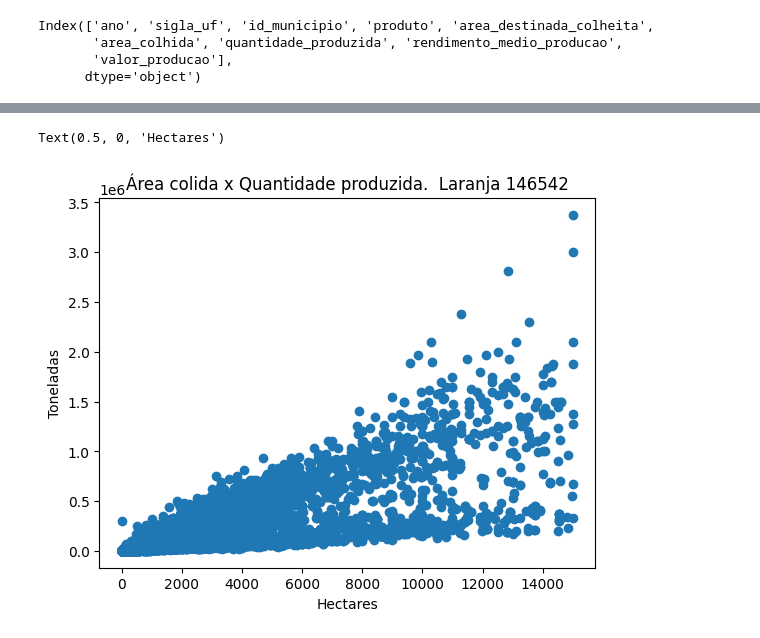
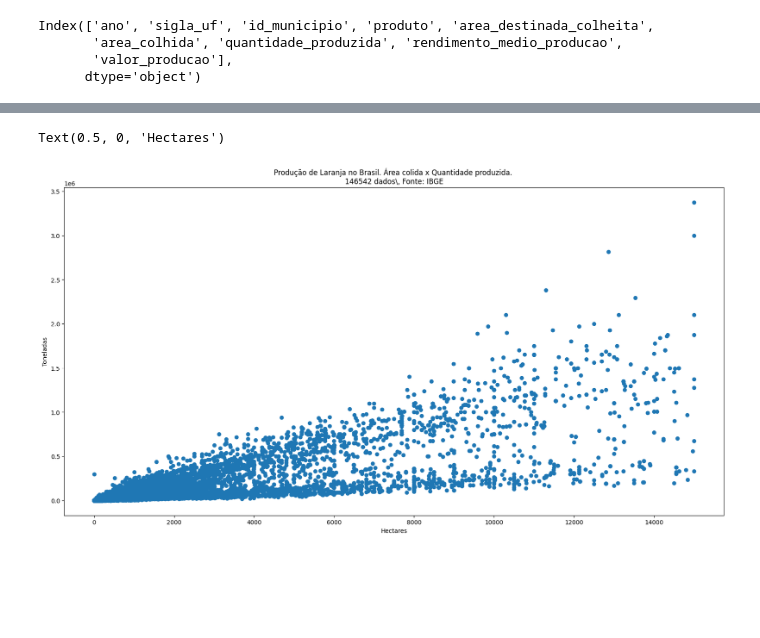
Before and after one commit to wdvictor/linear-regression, a Jupyter notebook: main.ipynb, the cells around one changed output, grey strips where cells are left out. Saved outputs shown, nothing was run; the diff lists cells and outputs as text; code cells hidden in the pictures; blank space fills up the shorter version.

```diff
--- a/main.ipynb
+++ b/main.ipynb
@@ -27,19 +27,21 @@ Name: produto, Length: 1136515, dtype: object
 # %%
 df = df.dropna(subset='area_colhida')
 df = df.dropna(subset='quantidade_produzida')
 
 df = df[df['produto'] == 'Laranja']
 
 x_axis = df[df['area_colhida'] <= 15000]['area_colhida']
 y_axis = df[df['area_colhida'] <= 15000]['quantidade_produzida']
 
 
 data_lenght = len(x_axis)
+
+plt.figure(figsize=(20, 10))
 plt.scatter(x_axis, y_axis)
-plt.title(f'Área colida x Quantidade produzida.  Laranja {data_lenght} dados')
+plt.title(f'Produção de Laranja no Brasil. Área colida x Quantidade produzida. \n{data_lenght} dados. \n Fonte: IBGE')
 
 plt.ylabel('Toneladas')
 plt.xlabel('Hectares')
 # %% [output]
 Text(0.5, 0, 'Hectares')
-[figure, old version]
+[figure, new version]
```
Also changed, not shown: parts of 1 cell of this notebook.
